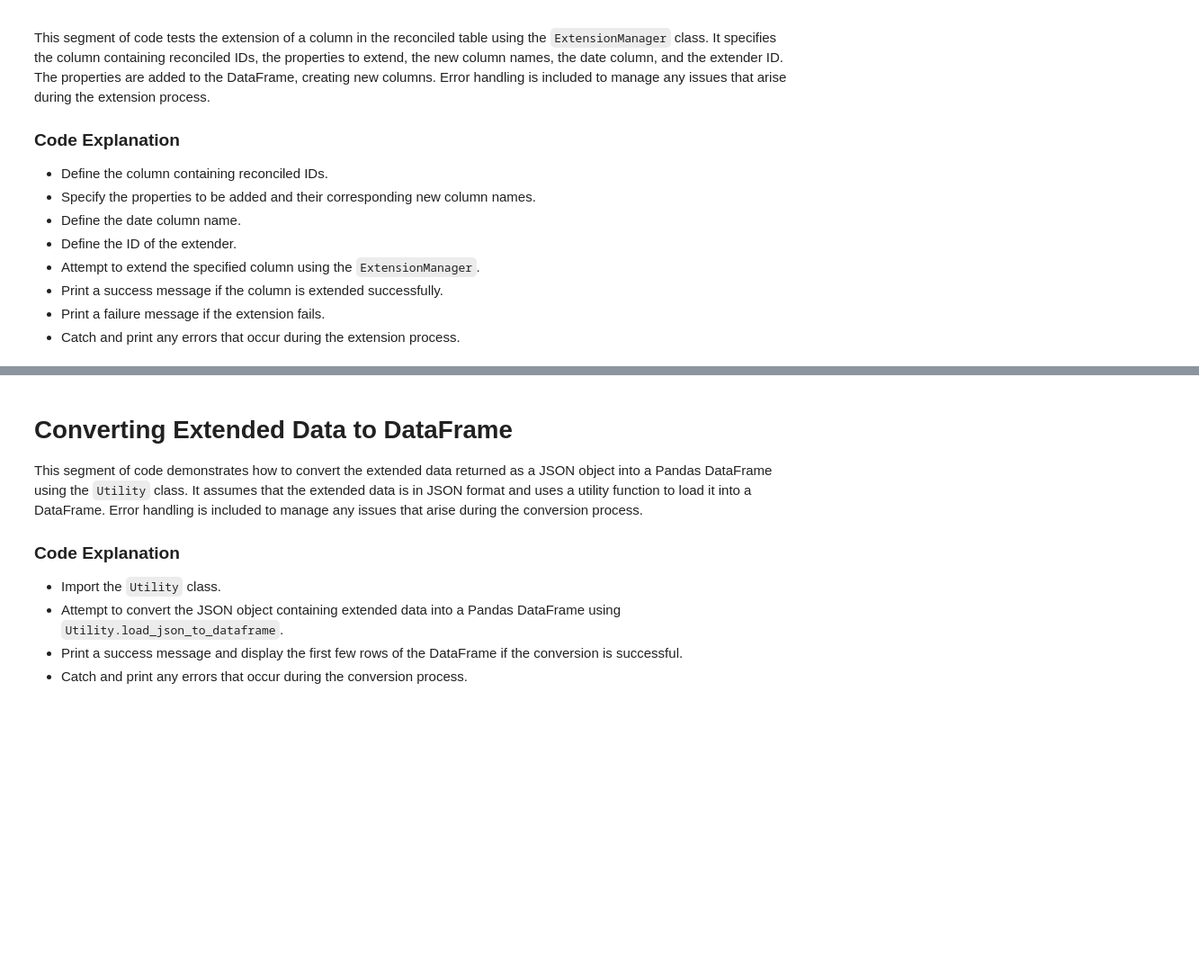
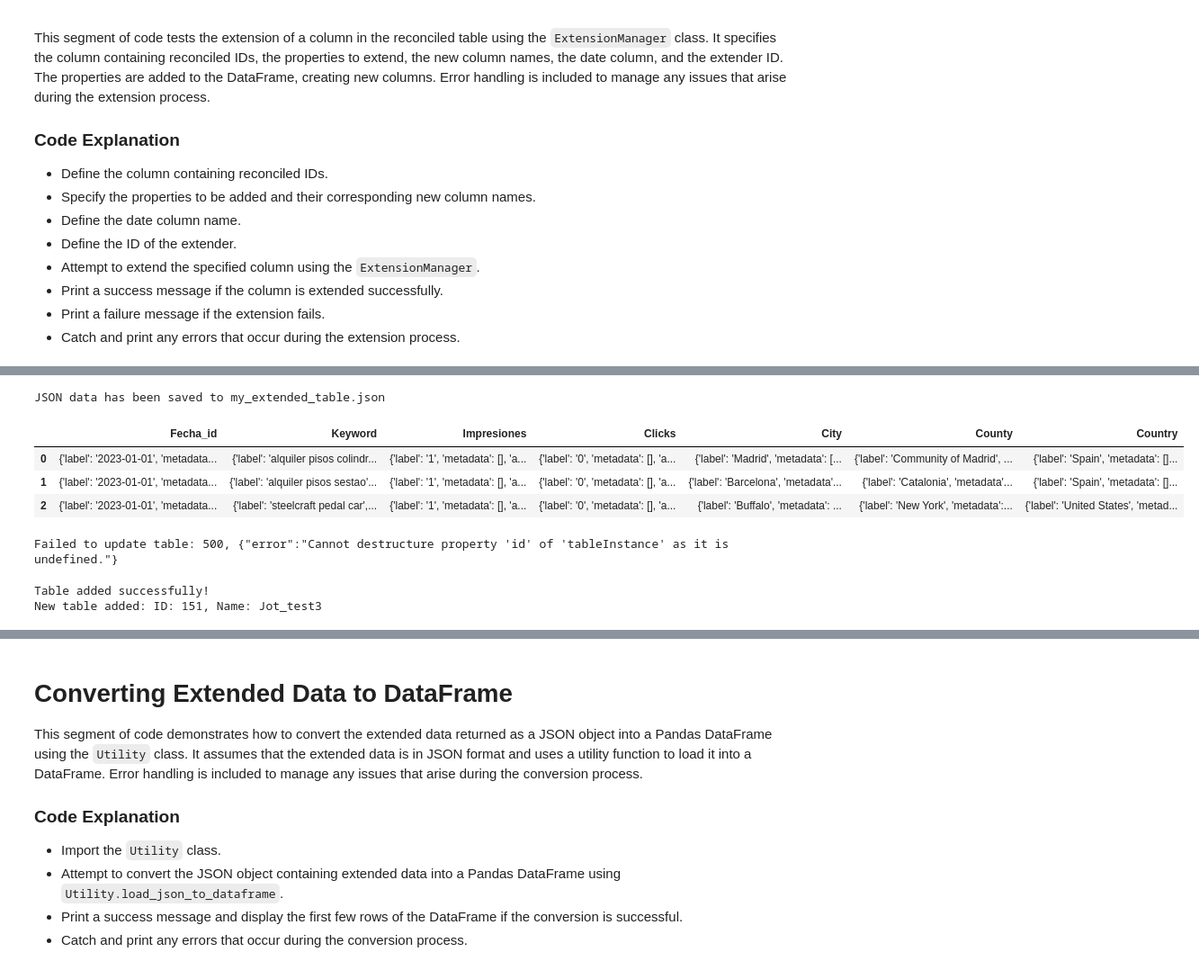
Before and after one commit to unimib-datAI/Semtui-python, a Jupyter notebook: semtui_refactored/Test_refactored_Semtui.ipynb, the cells around one changed output, grey strips where cells are left out. Shown: that part at 90% size. Saved outputs shown, nothing was run; the diff lists cells and outputs as text; code cells hidden in the pictures; blank space fills up the shorter version.

Commit message:
"All json files"

```diff
--- a/semtui_refactored/Test_refactored_Semtui.ipynb
+++ b/semtui_refactored/Test_refactored_Semtui.ipynb
@@ -648,0 +858,60 @@ extended_table
+# %%
+# Specify the file name where you want to save the JSON data
+file_name = 'my_extended_table.json'
+
+# Open a file in write mode and dump the JSON data into it
+with open(file_name, 'w') as file:
+    json.dump(extended_table, file, indent=4)
+
+print(f'JSON data has been saved to {file_name}')
+# %% [output]
+JSON data has been saved to my_extended_table.json
+# %%
+import pandas as pd
+import json
+
+def json_to_dataframe(json_data):
+    # Extract columns and rows from JSON
+    columns = json_data['columns']
+    rows = json_data['rows']
+
+    # Create a list of column names
+    column_names = list(columns.keys())
+
+    # Initialize a list to store row data
+    data = []
+
+    # Iterate through rows and extract cell data
+    for row_key, row_data in rows.items():
+        row = []
+        for col in column_names:
+            cell = row_data['cells'].get(col, {})
+            label = cell.get('label', '')
+
+            # Check if the label is a string representation of a dictionary
+            if isinstance(label, str) and label.startswith("{") and label.endswith("}"):
+                try:
+                    # Convert the string representation of the dictionary back to a dictionary
+                    label = json.loads(label.replace("'", "\""))
+                except json.JSONDecodeError:
+                    pass  # If conversion fails, keep the original label
+
+            row.append({
+                'label': label,
+                'metadata': cell.get('metadata', []),
+                'annotationMeta': cell.get('annotationMeta', {})
+            })
+        data.append(row)
+
+    # Create a DataFrame from the data
+    df = pd.DataFrame(data, columns=column_names)
+
+    return df
+# %%
+df_table = json_to_dataframe(extended_table)
+df_table
+# %% [output]
+|  | Fecha_id | Keyword | Impresiones | Clicks | City | County | Country |
+| 0 | {'label': '2023-01-01', 'metadata... | {'label': 'alquiler pisos colindr... | {'label': '1', 'metadata': [], 'a... | {'label': '0', 'metadata': [], 'a... | {'label': 'Madrid', 'metadata': [... | {'label': 'Community of Madrid', ... | {'label': 'Spain', 'metadata': []... |
+| 1 | {'label': '2023-01-01', 'metadata... | {'label': 'alquiler pisos sestao'... | {'label': '1', 'metadata': [], 'a... | {'label': '0', 'metadata': [], 'a... | {'label': 'Barcelona', 'metadata'... | {'label': 'Catalonia', 'metadata'... | {'label': 'Spain', 'metadata': []... |
+| 2 | {'label': '2023-01-01', 'metadata... | {'label': 'steelcraft pedal car',... | {'label': '1', 'metadata': [], 'a... | {'label': '0', 'metadata': [], 'a... | {'label': 'Buffalo', 'metadata': ... | {'label': 'New York', 'metadata':... | {'label': 'United States', 'metad... |
@@ -648,0 +986,14 @@ extended_table
+# %%
+dataset_id = "30"
+table_id = "148"
+table_name = "Jot_test1"
+
+update_table_in_dataset(api_url, token_manager, dataset_id, table_id, df_table, table_name)
+# %% [output]
+Failed to update table: 500, {"error":"Cannot destructure property 'id' of 'tableInstance' as it is undefined."}
+# %%
+table_name = "Jot_test3"
+dataset_manager.add_table_to_dataset(dataset_id, df_table, table_name)
+# %% [output]
+Table added successfully!
+New table added: ID: 151, Name: Jot_test3
```
Also changed, not shown: parts of 41 cells of this notebook, 4 other files.
